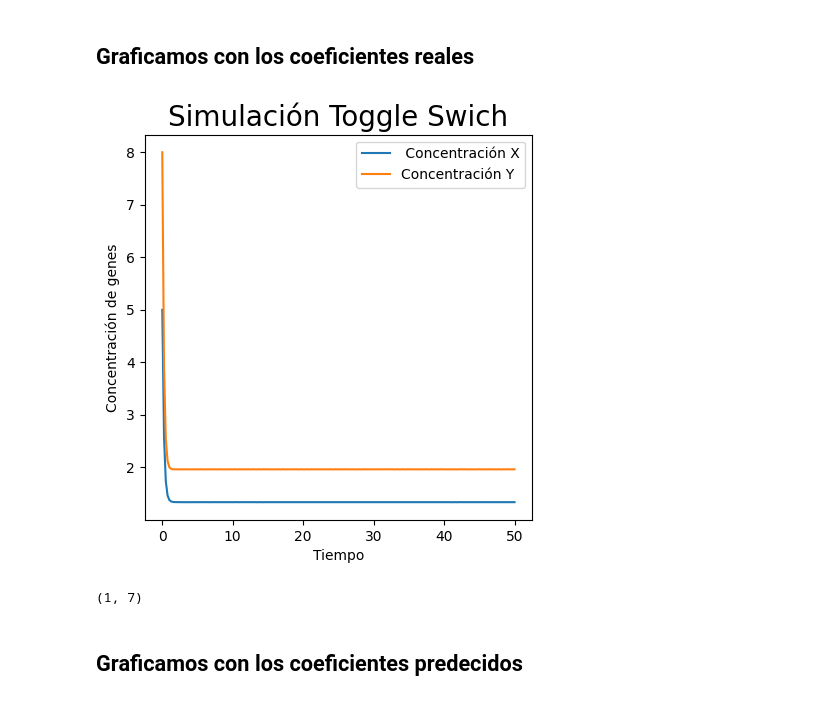
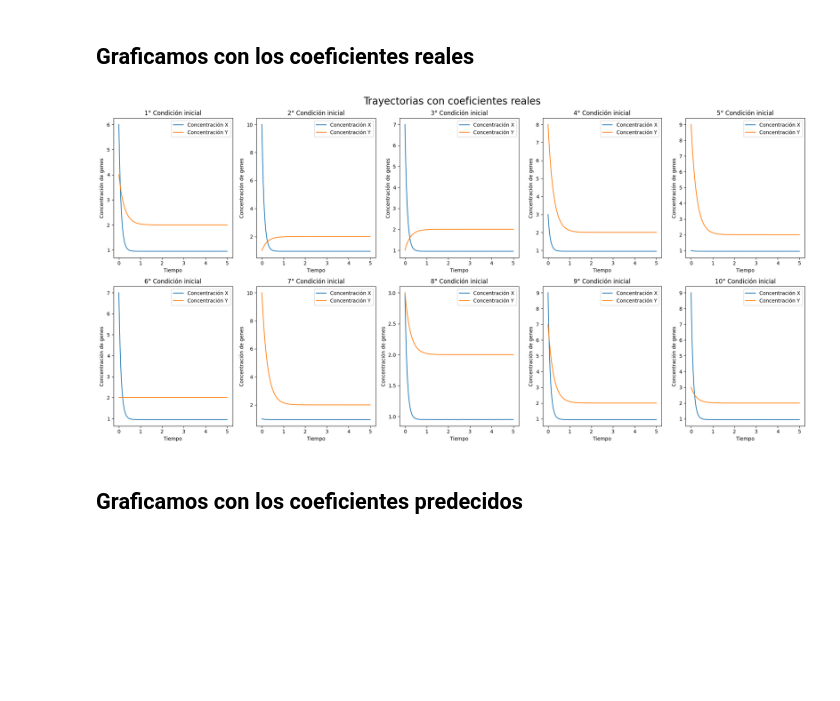
Before and after one commit to RafaSanCed/Tesis-Maestria, a Jupyter notebook: Creación de redes neuronales/Redes 100,200/Redes convolucionales/Convolucional trayectorias 200.ipynb, the cells around one changed output. Drawn from its saved outputs; the diff is of its cells as text; code cells hidden in the pictures; blank space fills up the shorter version.

Commit message:
Pruebas con ruido
Se mejorar las gráficas finales de las redes neuronales y se empieza a trabajar con trayectorias y campos vectoriales con ruidio

```diff
--- a/Creación de redes neuronales/Redes 100,200/Redes convolucionales/Convolucional trayectorias 200.ipynb
+++ b/Creación de redes neuronales/Redes 100,200/Redes convolucionales/Convolucional trayectorias 200.ipynb
@@ -243,7 +249,7 @@ new_model = keras.models.load_model('../../../Modelos/Modelos 100,200/convolucio
 # %%
 import random
 from scipy.integrate import solve_ivp
-
+condini = []
 varf = []
 coef = []
 contador = 0
@@ -275,18 +281,17 @@ for i in range(0, 1):
         return [dX_dt, dY_dt]
 
     # Declaramos el vector de tiempo
-    t_span = [0, 50]
+    t_span = [0, 5]
     times = np.linspace(t_span[0], t_span[1], 200)
 
     varfci2 = []
     for i_ci in range(0, 10):
         # Definimos las condiciones iniciales
         y0 = np.array([random.randint(0, 10), random.randint(0, 10)])
-
+        condini.append(y0)
         # Resolvemos
         # Modificar manualmente el intervalo de tiempo
         sol = solve_ivp(f, t_span, y0, t_eval=times)
-        # sol=solve_ivp(f, t_span, y0) #Dejar que la librería elija el mejor intervalo
         tiempo = sol.t
         var1 = sol.y[0]
         var2 = sol.y[1]
@@ -300,8 +305,6 @@ for i in range(0, 1):
     print('--------------------------------------------')
     print(coef1)
     print(np.shape(varf))
-    contador = contador+1
-
 varf = np.array(varf)
 coef = np.array(coef)
 # %% [output]
@@ -324,22 +327,27 @@ print(new_predictions)
 # %% [markdown]
 ## Graficamos con los coeficientes reales
 # %%
-t_span = [0, 50]
+import matplotlib.pyplot as plt
+
+t_span = [0, 5]
 times = np.linspace(t_span[0], t_span[1], 200)
-plt.figure(figsize=(5,5))
-plt.plot(times,np.array(varf)[0,0,:], label=" Concentración X")
-plt.plot(times,np.array(varf)[0,1,:], label="Concentración Y")
-plt.xlabel('Tiempo')
-plt.ylabel('Concentración de genes')
-plt.title('Simulación Toggle Swich', fontsize=20)
-plt.legend()
+fig, axes = plt.subplots(2, 5, figsize=(20, 10))  # 5 filas de gráficos, 2 columnas
+axes = axes.ravel()  # esto convierte la matriz de ejes en un array plano, para poder iterar sobre ellos
+
+for i in range(10):
+    axes[i].plot(times, np.array(varf)[i, 0, :], label=f"Concentración X")
+    axes[i].plot(times,np.array(varf)[i,1,:], label=f"Concentración Y")
+    axes[i].set_xlabel('Tiempo')
+    axes[i].set_ylabel('Concentración de genes')
+    axes[i].legend()
+    axes[i].set_title(f'{i+1}° Condición inicial')
+
+fig.suptitle('Trayectorias con coeficientes reales', fontsize=20)  # Título general para todas las subfiguras
+
+plt.tight_layout()  # esto ayuda a que los gráficos no se superpongan
 plt.show()
 # %% [output]
-[figure, old version]
+[figure, new version]
-# %%
-np.shape(new_predictions)
-# %% [output]
-(1, 7)
 # %% [markdown]
 ## Graficamos con los coeficientes predecidos
 # %%
```
Also changed, not shown: parts of 19 cells of this notebook, 42 other files.
